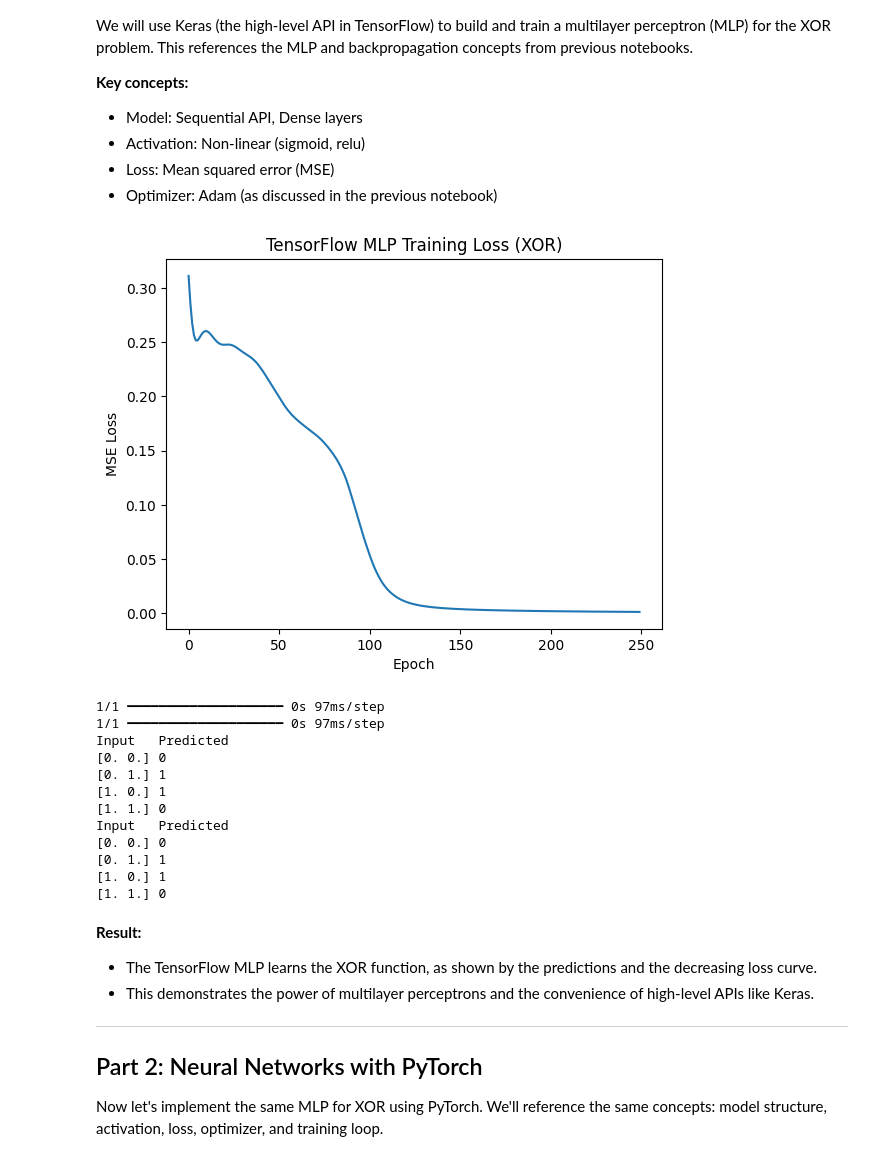
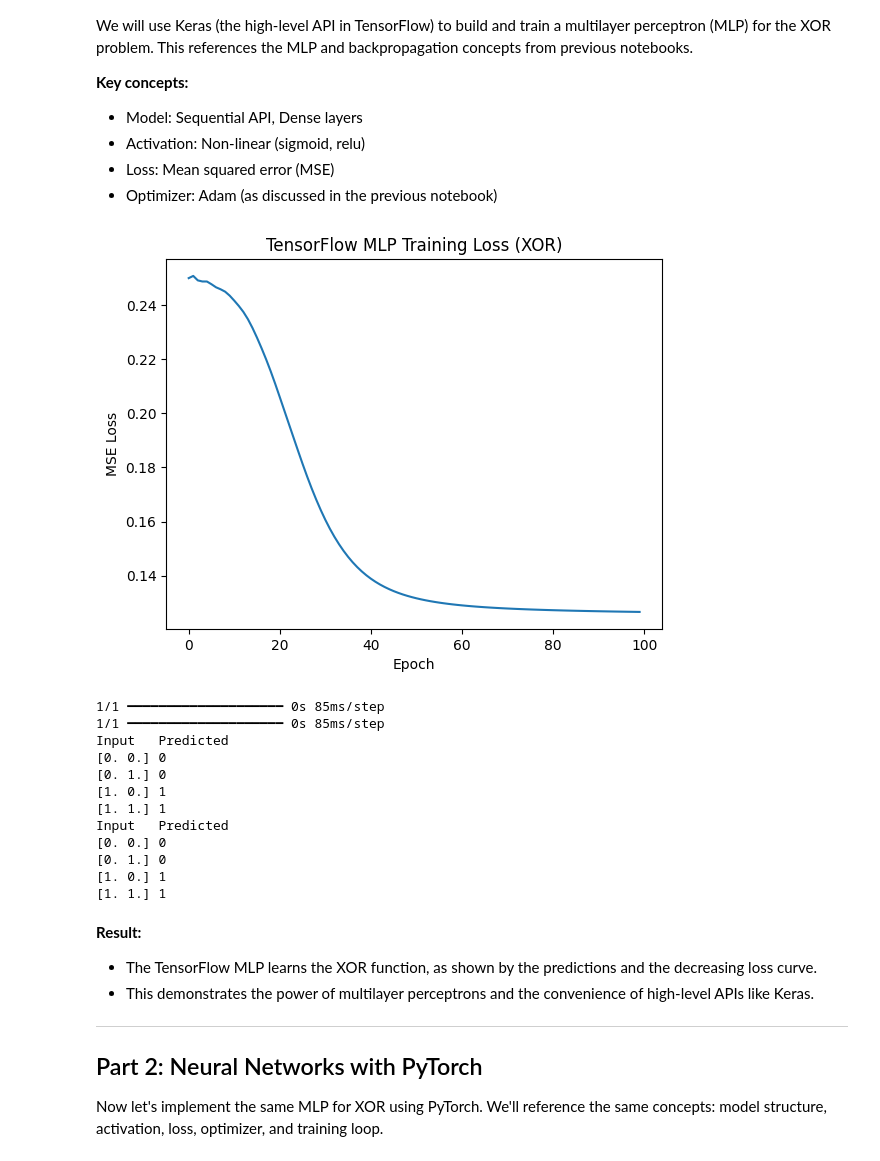
Before and after one commit to KmoM88/zero-to-hero-AI, a Jupyter notebook: modulo1/1.5_tensorflow_vs_pytorch.ipynb, the cells around one changed output. Cells and saved outputs as stored; diff of their text form; code cells hidden in the pictures.

```diff
--- a/modulo1/1.5_tensorflow_vs_pytorch.ipynb
+++ b/modulo1/1.5_tensorflow_vs_pytorch.ipynb
@@ -50,47 +50,47 @@ import matplotlib.pyplot as plt
 
 # XOR dataset
 X = np.array([[0,0],[0,1],[1,0],[1,1]], dtype=np.float32)
 y = np.array([[0],[1],[1],[0]], dtype=np.float32)
 
 # Build MLP model
 model = tf.keras.Sequential([
     tf.keras.layers.Dense(2, input_shape=(2,), activation='sigmoid'),
     tf.keras.layers.Dense(1, activation='sigmoid')
 ])
 
 model.compile(optimizer=tf.keras.optimizers.Adam(learning_rate=0.1),
               loss='mse',
               metrics=['accuracy'])
 
 # Train model
-history = model.fit(X, y, epochs=250, verbose=0)
+history = model.fit(X, y, epochs=100, verbose=0)
 
 # Plot loss curve
 plt.plot(history.history['loss'])
 plt.xlabel('Epoch')
 plt.ylabel('MSE Loss')
 plt.title('TensorFlow MLP Training Loss (XOR)')
 plt.show()
 
 # Evaluate and predict
 y_pred = model.predict(X) > 0.5
 print('Input\tPredicted')
 for x, yp in zip(X, y_pred.astype(int)):
     print(f'{x}\t{yp[0]}')
 # %% [output]
-[figure, old version]
+[figure, new version]
-1/1 ━━━━━━━━━━━━━━━━━━━━ 0s 97ms/step
-1/1 ━━━━━━━━━━━━━━━━━━━━ 0s 97ms/step
+1/1 ━━━━━━━━━━━━━━━━━━━━ 0s 85ms/step
+1/1 ━━━━━━━━━━━━━━━━━━━━ 0s 85ms/step
 Input   Predicted
 [0. 0.] 0
-[0. 1.] 1
+[0. 1.] 0
 [1. 0.] 1
-[1. 1.] 0
+[1. 1.] 1
 Input   Predicted
 [0. 0.] 0
-[0. 1.] 1
+[0. 1.] 0
 [1. 0.] 1
-[1. 1.] 0
+[1. 1.] 1
 # %% [markdown]
 **Result:**
 - The TensorFlow MLP learns the XOR function, as shown by the predictions and the decreasing loss curve.
```
Also changed, not shown: parts of 1 cell of this notebook, 1 other file.
